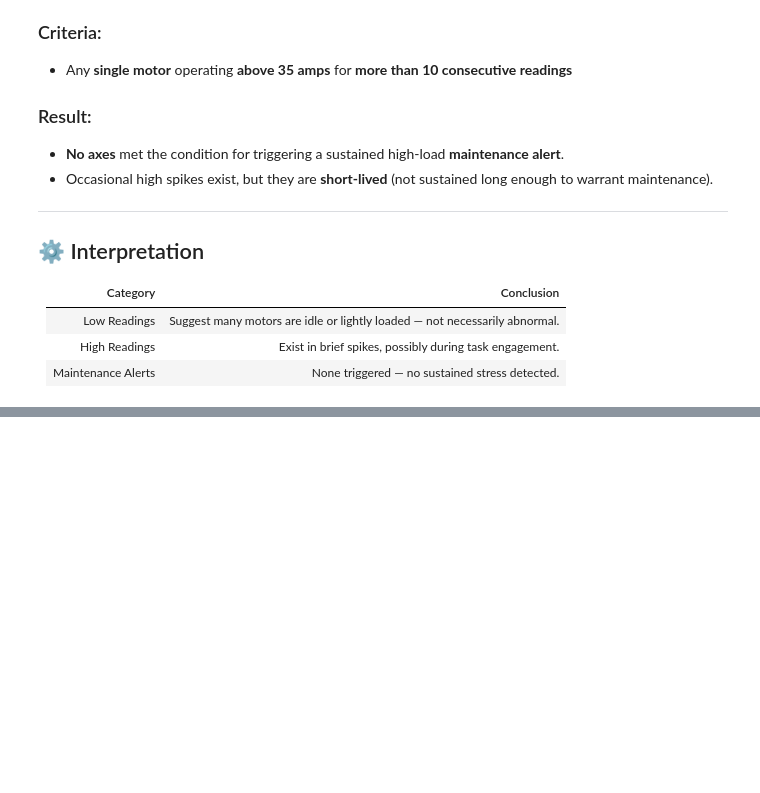
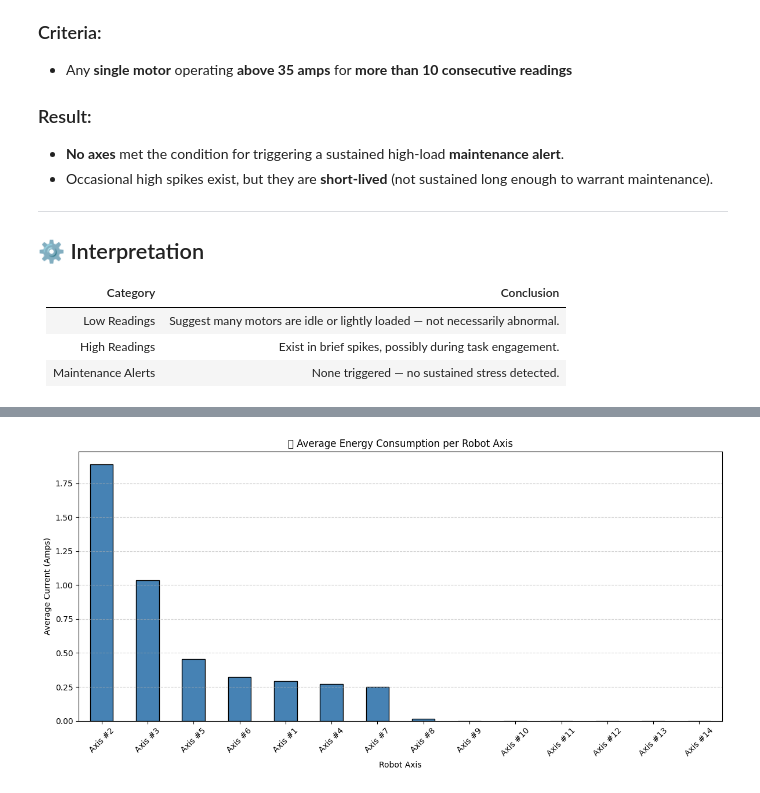
Before and after one commit to Mostafa3327141/DataStreamVisualization_workshop, a Jupyter notebook: solution.ipynb, the cells around one changed output, grey strips where cells are left out. Drawn from its saved outputs; the diff is of its cells as text; code cells hidden in the pictures; blank space fills up the shorter version.

```diff
--- a/solution.ipynb
+++ b/solution.ipynb
@@ -533,0 +454,46 @@ plt.show()
+# %%
+import pandas as pd
+import matplotlib.pyplot as plt
+from sqlalchemy import create_engine
+from urllib.parse import quote_plus
+
+# 🚀 Database configuration
+DB_CONFIG = {
+    "host": "ep-twilight-poetry-ad4klocb-pooler.c-2.us-east-1.aws.neon.tech",
+    "database": "neondb",
+    "user": "neondb_owner",
+    "password": "npg_w8YtZHyuePS7",
+    "port": "5432",
+    "sslmode": "require",
+}
+
+# 🛠️ Connect to the database using SQLAlchemy
+def get_sqlalchemy_engine():
+    conn_str = f"postgresql://{DB_CONFIG['user']}:{quote_plus(DB_CONFIG['password'])}@{DB_CONFIG['host']}:{DB_CONFIG['port']}/{DB_CONFIG['database']}?sslmode={DB_CONFIG['sslmode']}"
+    return create_engine(conn_str)
+
+engine = get_sqlalchemy_engine()
+
+# 📥 Read all robot current data
+with engine.connect() as conn:
+    df = pd.read_sql("SELECT * FROM robot_readings;", conn)
+
+# 🧼 Keep only numeric axis columns
+axis_cols = [col for col in df.columns if 'Axis #' in col]
+df_numeric = df[axis_cols].apply(pd.to_numeric, errors='coerce').fillna(0)
+
+# 📊 Compute average current per axis
+avg_current = df_numeric.mean().sort_values(ascending=False)
+
+# 📈 Plot summary
+plt.figure(figsize=(12, 6))
+avg_current.plot(kind='bar', color='steelblue', edgecolor='black')
+plt.title("🔌 Average Energy Consumption per Robot Axis")
+plt.ylabel("Average Current (Amps)")
+plt.xlabel("Robot Axis")
+plt.grid(axis='y', linestyle='--', alpha=0.6)
+plt.xticks(rotation=45)
+plt.tight_layout()
+plt.show()
+# %% [output]
+[figure, added]
```
Also changed, not shown: parts of 7 cells of this notebook.
